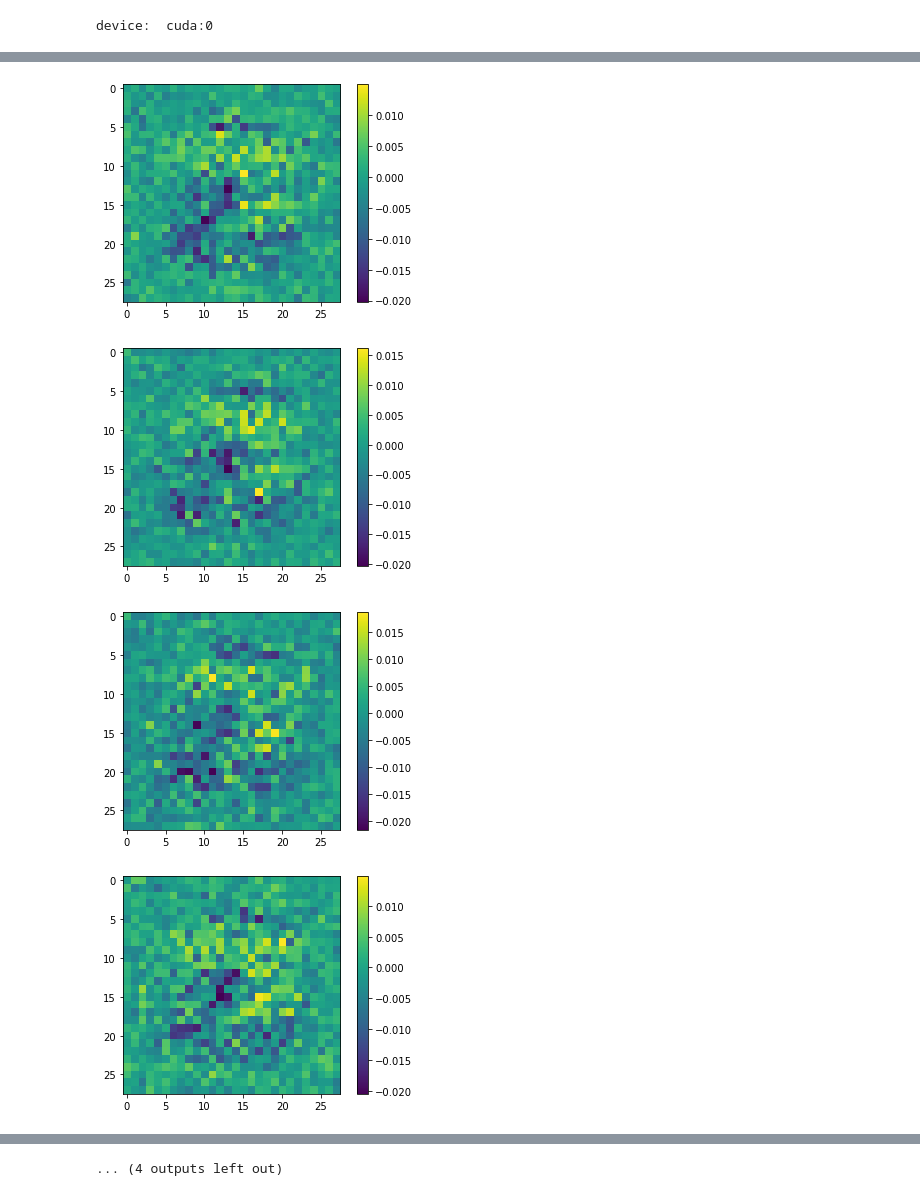
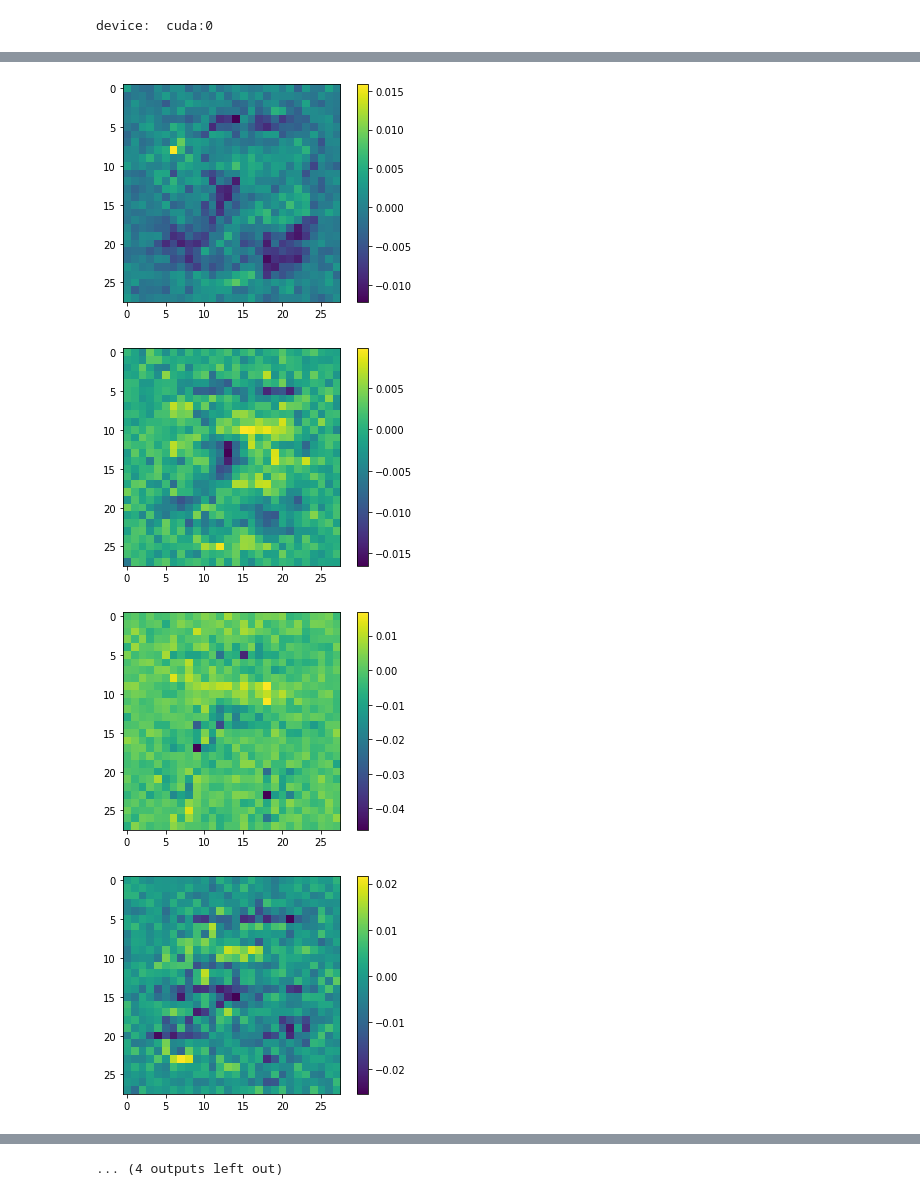
Before and after one commit to elacx/ML, a Jupyter notebook: lime_tests/model_similarity2.ipynb, the cells around one changed output, grey strips where cells are left out. Cells and saved outputs as stored; diff of their text form; code cells hidden in the pictures.

```diff
--- a/lime_tests/model_similarity2.ipynb
+++ b/lime_tests/model_similarity2.ipynb
@@ -112,13 +217,25 @@ for i,layers in enumerate(architectures):
 # %%
 # load a bunch of networks
-architectures = [[784,500,100],
-                [784,900,500,100],
-                [784,256,64,32],
-                [784,256,128,64,32]]
+# architectures = [[784,500,100],
+#                 [784,900,500,100],
+#                 [784,256,64,32],
+#                 [784,256,128,64,32]]
+# nets = []
+# for i,layers in enumerate(architectures):
+#     for j in range(4):
+#         net = Net(layers,net_num=j,dev=device)
+#         net.load()
+#         nets.append(net)
+
+# load a bunch of CNNs
+architectures = [[(1,2,2,1),(2,3,2,1),(3,4,1,1)],
+                [(1,3,2,1),(3,4,2,1)],
+                [(1,2,3,3),(2,3,3,3)],
+                [(1,2,3,3),(2,3,3,3),(3,4,1,1)]]
 nets = []
 for i,layers in enumerate(architectures):
     for j in range(4):
-        net = Net(layers,net_num=j,dev=device)
+        net = CNet(layers,net_num=j,dev=device)
         net.load()
         nets.append(net)
 # %% [output]
@@ -179,6 +296,24 @@ class model_wrap():
             x = torch.from_numpy(x).float().to(self.dev)
         except:
             x = x.float().to(self.dev)
+        try:
+            output = self.model(x).cpu().detach().numpy()
+        except:
+            output = self.model(x)
+        return output
+
+class CNN_model_wrap():
+    def __init__(self,model,dev='cpu'):
+        self.model = model
+        self.dev = dev
+
+    def predict_proba(self,x):
+        try:
+            x = torch.from_numpy(x).float().to(self.dev)
+            x = x.reshape(x.shape[0],1,28,28)
+        except:
+            x = x.float().to(self.dev)
+            x = x.reshape(x.shape[0],1,28,28)
         try:
             output = self.model(x).cpu().detach().numpy()
         except:
@@ -237,7 +372,7 @@ tr_data = x_train.reshape(x_train.shape[0],28*28).cpu().detach().numpy()
 
 exp_vecs = []
 for i,net in enumerate(nets):
-    model = model_wrap(net,dev=device).predict_proba
+    model = CNN_model_wrap(net,dev=device).predict_proba
     v,y_pred = exp_point(point_exp,tr_data,model,f_names,c_names)
     exp_vecs.append(v)
     plt.figure(i)
@@ -254,4 +389,4 @@ for i,net in enumerate(nets):
-[figure, old version]
+[figure, new version]
-[figure, old version]
+[figure, new version]
-[figure, old version]
+[figure, new version]
-[figure, old version]
+[figure, new version]
```
Also changed, not shown: parts of 9 cells of this notebook.
